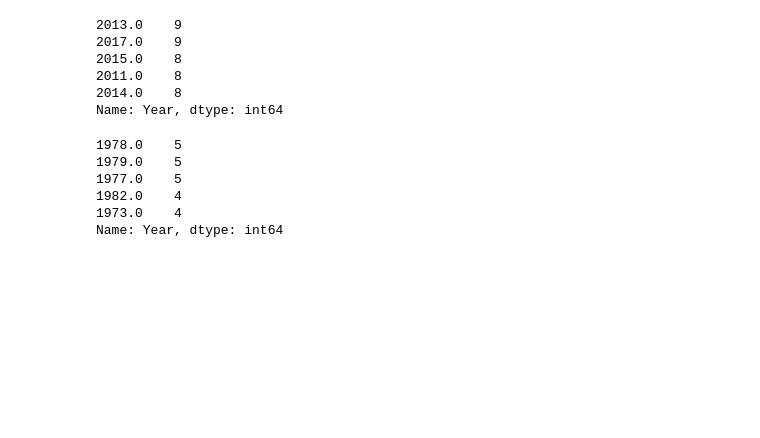
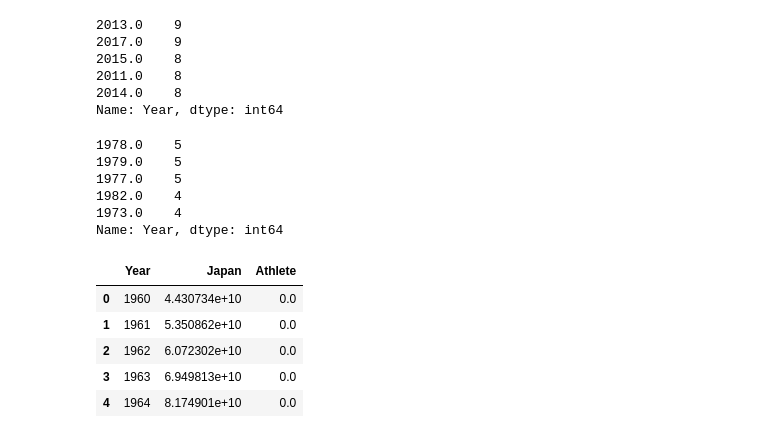
Before and after one commit to tonitiri/test-work, a Jupyter notebook: Group Project.ipynb, the cells around one changed output. Drawn from its saved outputs; the diff is of its cells as text; code cells hidden in the pictures; blank space fills up the shorter version.

```diff
--- a/Group Project.ipynb
+++ b/Group Project.ipynb
@@ -127,0 +152,14 @@ Name: Year, dtype: int64
+# %%
+Japan1 = joined_data_df[['Year','Country','Athlete']][joined_data_df['Country']=='Japan'].groupby(['Country','Year']).count().reset_index()[['Year','Athlete']]
+Japan2 = country_gdp_pd[['Year','Japan']]
+Japan = pd.merge(Japan2, Japan1, on='Year', how='left')
+Japan = Japan.fillna(0)
+Japan.head()
+#plt.scatter(Japan['Japan'],Japan['Athlete'])
+# %% [output]
+|  | Year | Japan | Athlete |
+| 0 | 1960 | 4.430734e+10 | 0.0 |
+| 1 | 1961 | 5.350862e+10 | 0.0 |
+| 2 | 1962 | 6.072302e+10 | 0.0 |
+| 3 | 1963 | 6.949813e+10 | 0.0 |
+| 4 | 1964 | 8.174901e+10 | 0.0 |
```
Also changed, not shown: parts of 13 cells of this notebook, 3 other files.
